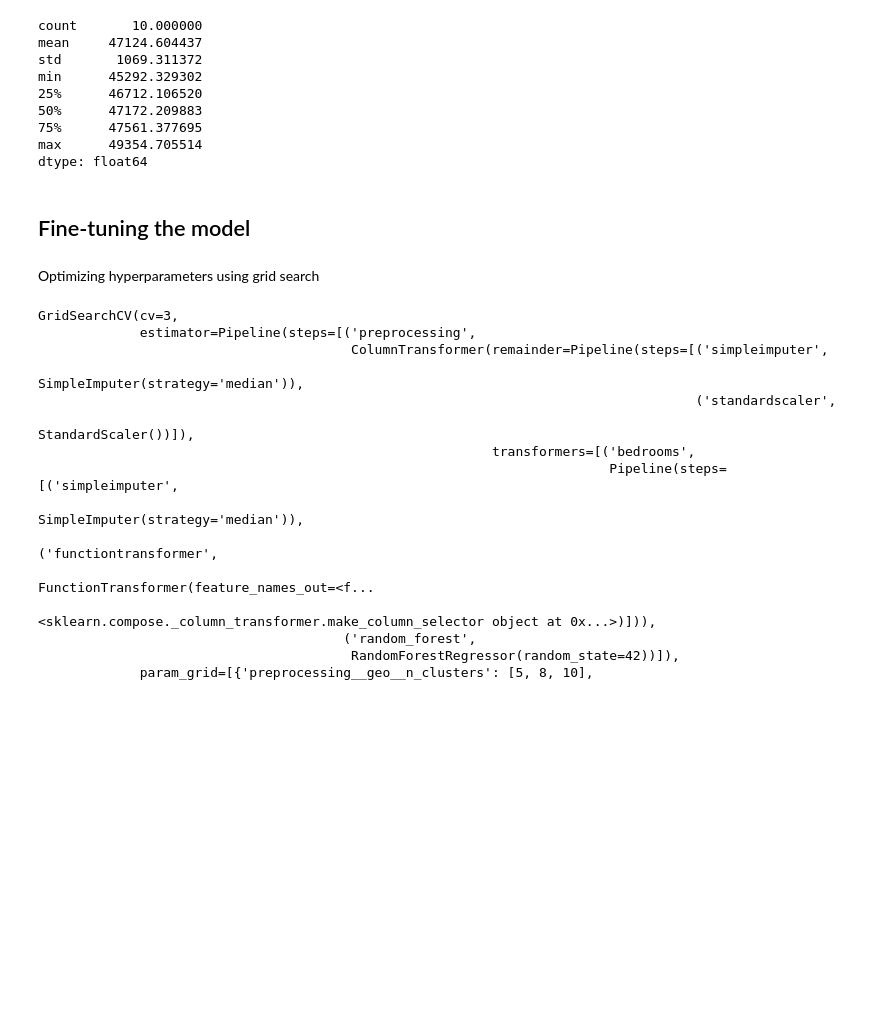
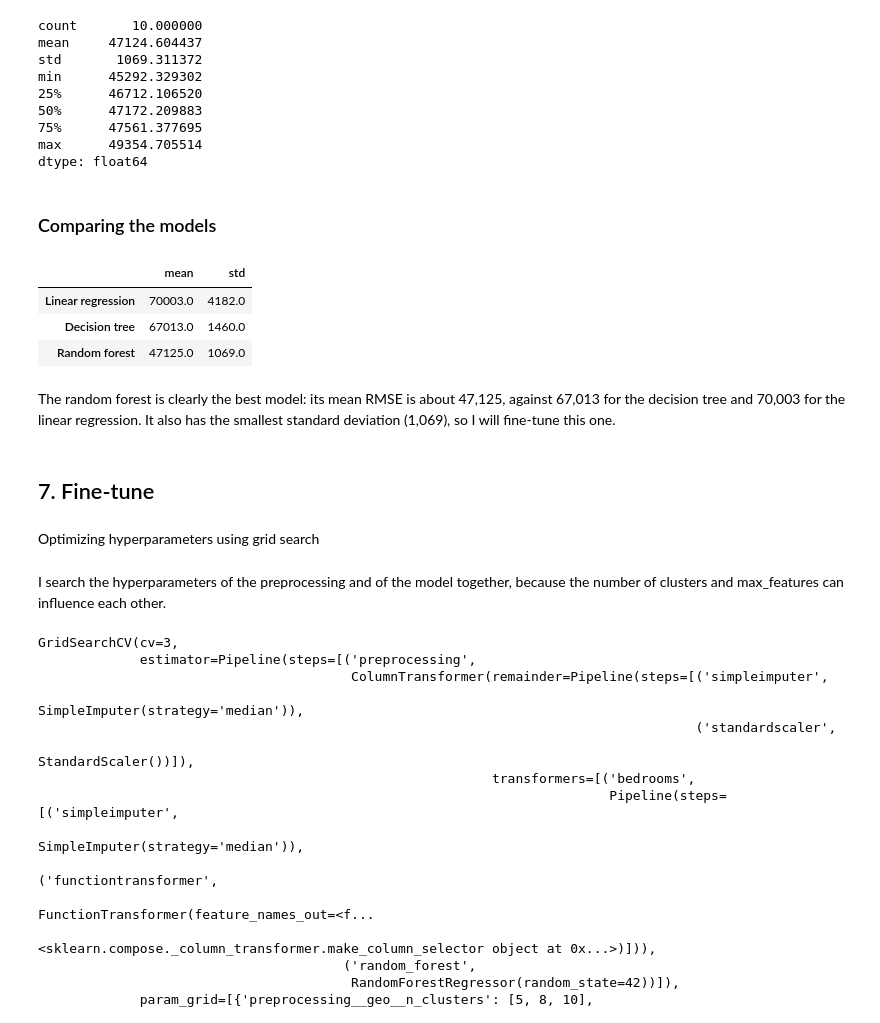
Before and after one commit to mattialollongo/housing-price-prediction, a Jupyter notebook: notebooks/01_exploration.ipynb, the cells around one changed output. Cells and saved outputs as stored; diff of their text form; code cells hidden in the pictures; blank space fills up the shorter version.

```diff
--- a/notebooks/01_exploration.ipynb
+++ b/notebooks/01_exploration.ipynb
@@ -467,3 +429,5 @@ dtype: float64
 # %%
-pd.Series(lin_rmse).describe()
+lin_rmses = -cross_val_score(lin_reg, housing, housing_labels,
+                             scoring="neg_root_mean_squared_error", cv=10)
+pd.Series(lin_rmses).describe()
 # %% [output]
@@ -481,7 +447,7 @@ dtype: float64
 # %%
 from sklearn.ensemble import RandomForestRegressor
 
-forest_reg = make_pipeline(preprocessing, RandomForestRegressor(random_state=42))
+forest_reg = make_pipeline(build_preprocessing(), RandomForestRegressor(random_state=42))
 forest_rmses = -cross_val_score(forest_reg, housing, housing_labels,
                                 scoring="neg_root_mean_squared_error", cv=10)
 # %%
@@ -496,10 +462,27 @@ min      45292.329302
 75%      47561.377695
 max      49354.705514
 dtype: float64
+# %% [markdown]
+### Comparing the models
+# %%
+pd.DataFrame({
+    "Linear regression": lin_rmses,
+    "Decision tree": tree_rmses,
+    "Random forest": forest_rmses,
+}).agg(["mean", "std"]).T.round(0)
+# %% [output]
+|  | mean | std |
+| Linear regression | 70003.0 | 4182.0 |
+| Decision tree | 67013.0 | 1460.0 |
+| Random forest | 47125.0 | 1069.0 |
+# %% [markdown]
+The random forest is clearly the best model: its mean RMSE is about 47,125, against 67,013 for the decision tree and 70,003 for the linear regression. It also has the smallest standard deviation (1,069), so I will fine-tune this one.
 # %% [markdown]
-## Fine-tuning the model
+## 7. Fine-tune
 # %% [markdown]
 Optimizing hyperparameters using grid search
+# %% [markdown]
+I search the hyperparameters of the preprocessing and of the model together, because the number of clusters and max_features can influence each other.
 # %%
 from sklearn.pipeline import Pipeline
 from sklearn.model_selection import GridSearchCV
```
Also changed, not shown: parts of 79 cells of this notebook.
